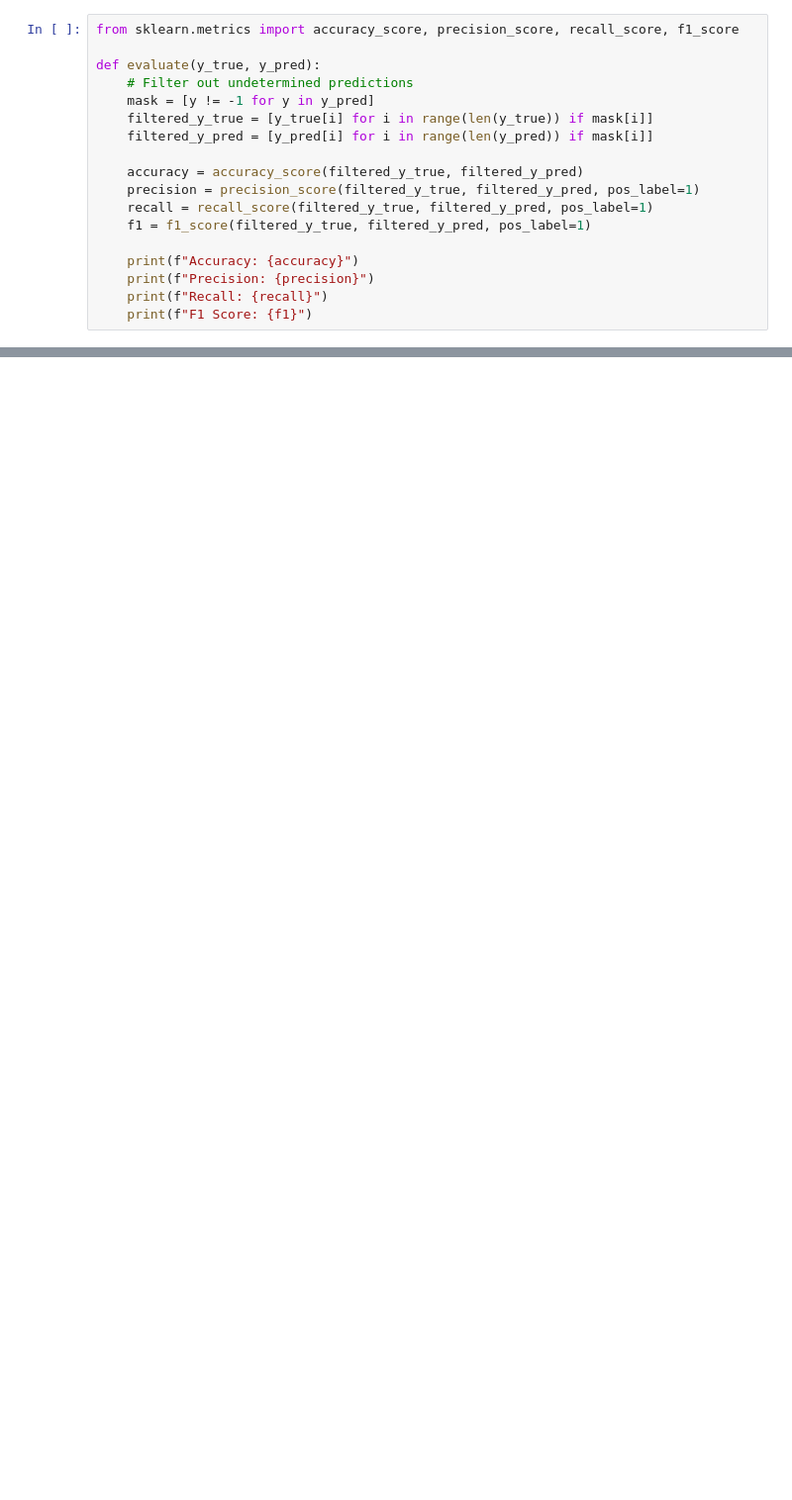
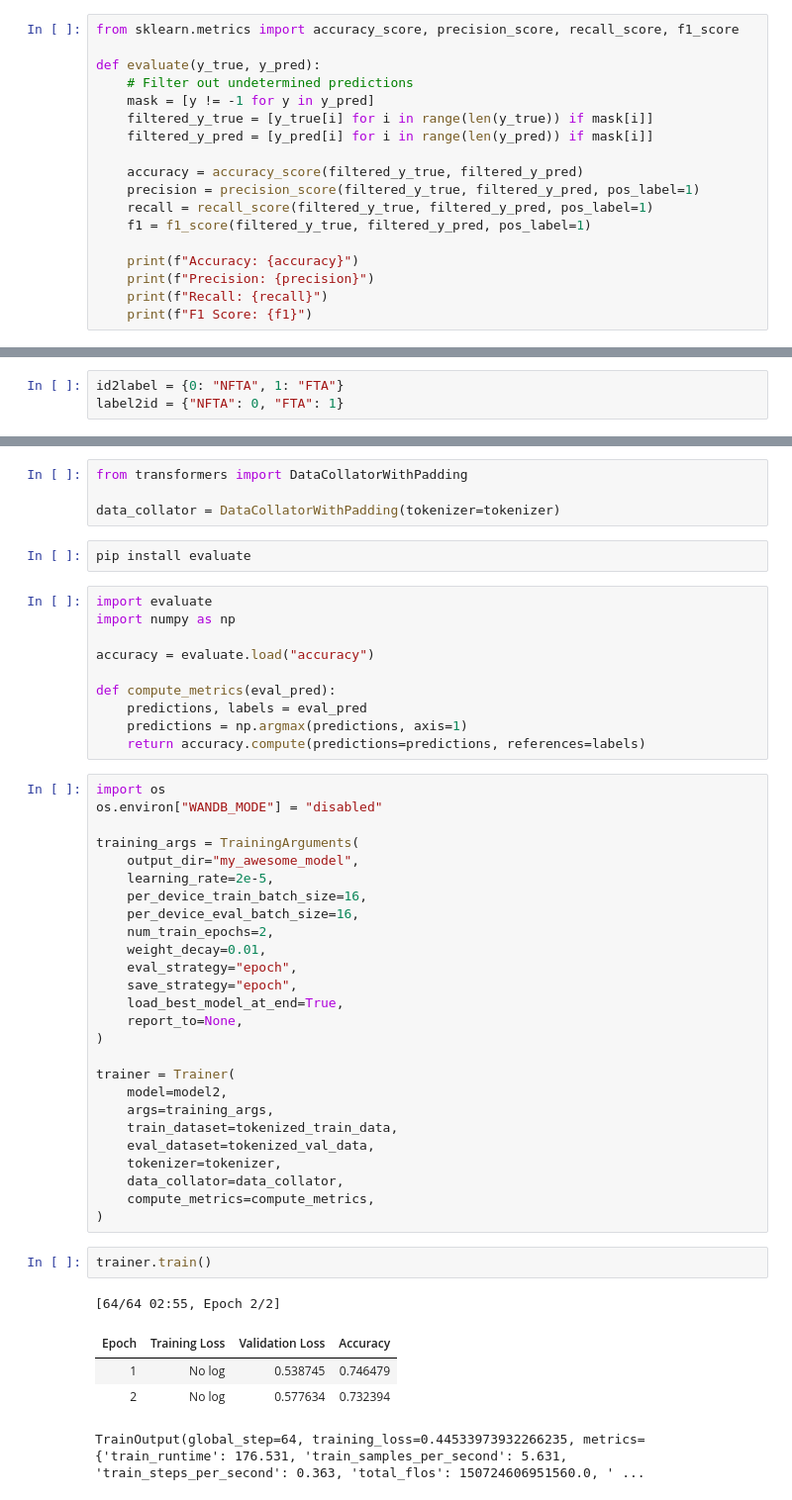
Before and after one commit to Deminalla/LLM, a Jupyter notebook: fta.ipynb, the cells around one changed output, grey strips where cells are left out. Shown: that part at 99% size. Drawn from its saved outputs; the diff is of its cells as text; blank space fills up the shorter version.

```diff
--- a/fta.ipynb
+++ b/fta.ipynb
@@ -186,0 +201,3 @@ Eksperimentas 2
+# %%
+id2label = {0: "NFTA", 1: "FTA"}
+label2id = {"NFTA": 0, "FTA": 1}
@@ -186,0 +232,50 @@ Eksperimentas 2
+# %%
+from transformers import DataCollatorWithPadding
+
+data_collator = DataCollatorWithPadding(tokenizer=tokenizer)
+# %%
+pip install evaluate
+# %%
+import evaluate
+import numpy as np
+
+accuracy = evaluate.load("accuracy")
+
+def compute_metrics(eval_pred):
+    predictions, labels = eval_pred
+    predictions = np.argmax(predictions, axis=1)
+    return accuracy.compute(predictions=predictions, references=labels)
+# %%
+import os
+os.environ["WANDB_MODE"] = "disabled"
+
+training_args = TrainingArguments(
+    output_dir="my_awesome_model",
+    learning_rate=2e-5,
+    per_device_train_batch_size=16,
+    per_device_eval_batch_size=16,
+    num_train_epochs=2,
+    weight_decay=0.01,
+    eval_strategy="epoch",
+    save_strategy="epoch",
+    load_best_model_at_end=True,
+    report_to=None,
+)
+
+trainer = Trainer(
+    model=model2,
+    args=training_args,
+    train_dataset=tokenized_train_data,
+    eval_dataset=tokenized_val_data,
+    tokenizer=tokenizer,
+    data_collator=data_collator,
+    compute_metrics=compute_metrics,
+)
+# %%
+trainer.train()
+# %% [output]
+[64/64 02:55, Epoch 2/2]
+| Epoch | Training Loss | Validation Loss | Accuracy |
+| 1 | No log | 0.538745 | 0.746479 |
+| 2 | No log | 0.577634 | 0.732394 |
+TrainOutput(global_step=64, training_loss=0.44533973932266235, metrics={'train_runtime': 176.531, 'train_samples_per_second': 5.631, 'train_steps_per_second': 0.363, 'total_flos': 150724606951560.0, ' ...
```
Also changed, not shown: parts of 24 cells of this notebook.
